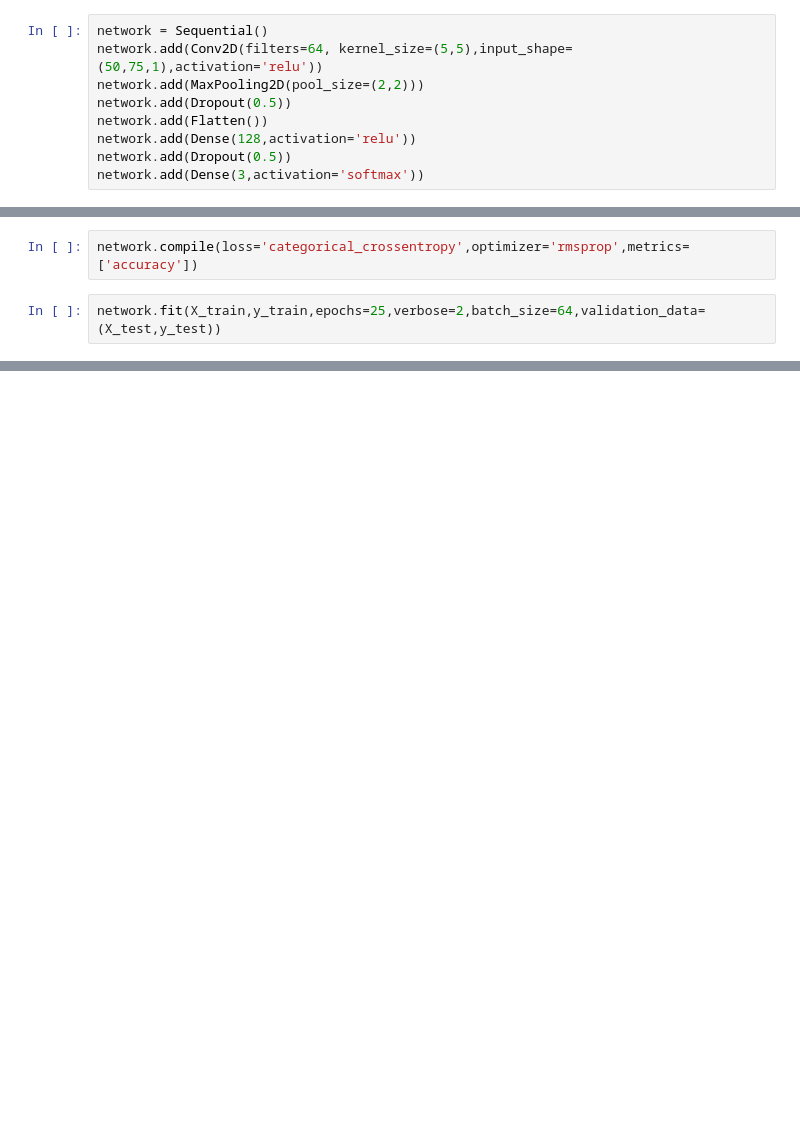
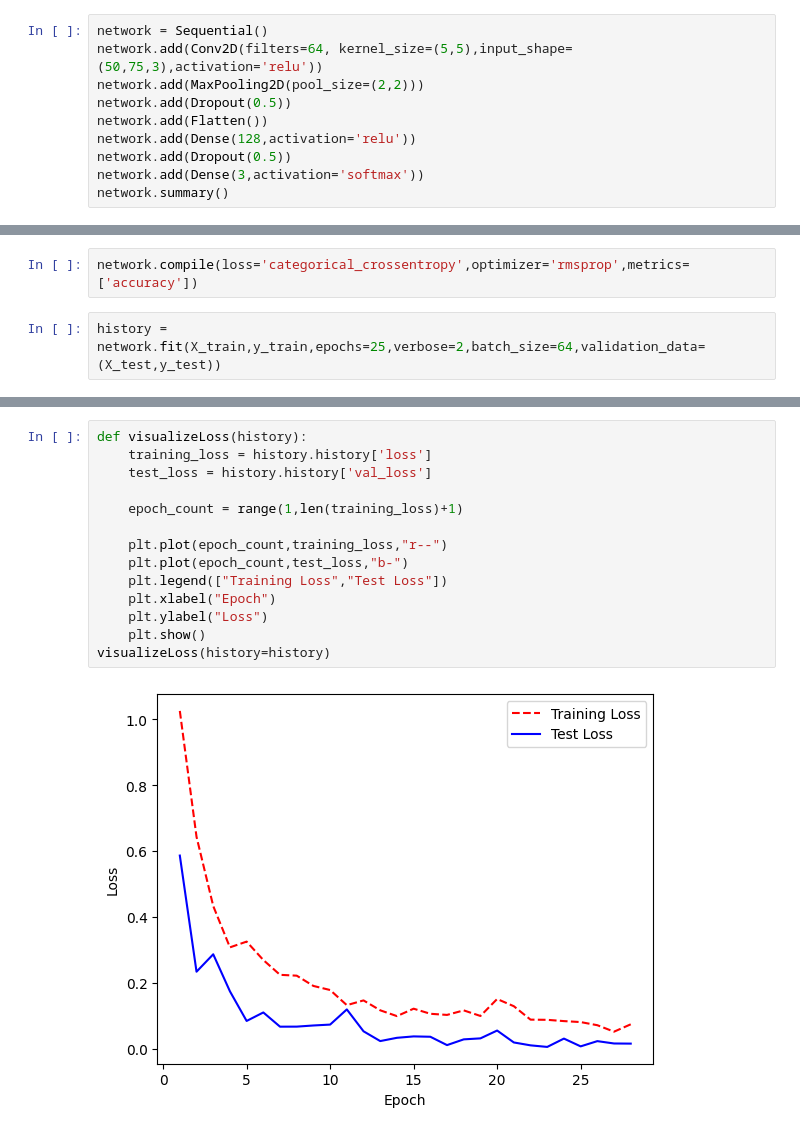
Before and after one commit to cats9rule/mlprojects, a Jupyter notebook: p3/p3.ipynb, the cells around one changed output, grey strips where cells are left out. Saved outputs shown, nothing was run; the diff lists cells and outputs as text; blank space fills up the shorter version.

```diff
--- a/p3/p3.ipynb
+++ b/p3/p3.ipynb
@@ -95,10 +94,11 @@ y_train = np_utils.to_categorical(y_train)
 y_test = np_utils.to_categorical(y_test)
 # %%
 network = Sequential()
-network.add(Conv2D(filters=64, kernel_size=(5,5),input_shape=(50,75,1),activation='relu'))
+network.add(Conv2D(filters=64, kernel_size=(5,5),input_shape=(50,75,3),activation='relu'))
 network.add(MaxPooling2D(pool_size=(2,2)))
 network.add(Dropout(0.5))
 network.add(Flatten())
 network.add(Dense(128,activation='relu'))
 network.add(Dropout(0.5))
 network.add(Dense(3,activation='softmax'))
+network.summary()
@@ -105,6 +123,6 @@ network.add(Dense(3,activation='softmax'))
 # %%
 network.compile(loss='categorical_crossentropy',optimizer='rmsprop',metrics=['accuracy'])
 # %%
-network.fit(X_train,y_train,epochs=25,verbose=2,batch_size=64,validation_data=(X_test,y_test))
+history = network.fit(X_train,y_train,epochs=25,verbose=2,batch_size=64,validation_data=(X_test,y_test))
 # %% [output]
 Epoch 1/25
@@ -127,0 +145,16 @@ Epoch 25/25
+# %%
+def visualizeLoss(history):
+    training_loss = history.history['loss']
+    test_loss = history.history['val_loss']
+
+    epoch_count = range(1,len(training_loss)+1)
+
+    plt.plot(epoch_count,training_loss,"r--")
+    plt.plot(epoch_count,test_loss,"b-")
+    plt.legend(["Training Loss","Test Loss"])
+    plt.xlabel("Epoch")
+    plt.ylabel("Loss")
+    plt.show()
+visualizeLoss(history=history)
+# %% [output]
+[figure, added]
```
Also changed, not shown: parts of 50 cells of this notebook, 1 other file.
